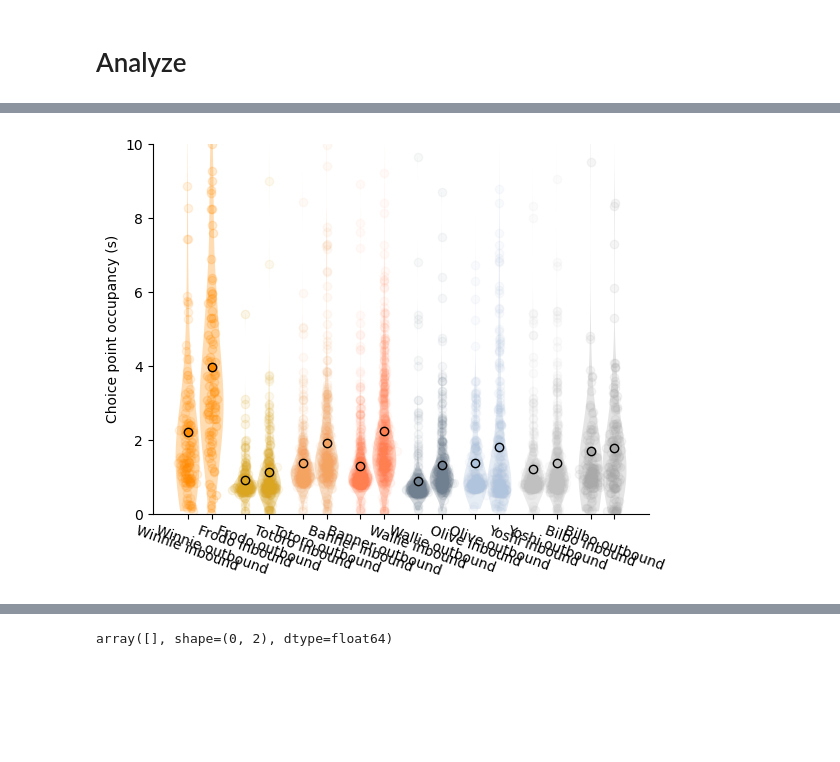
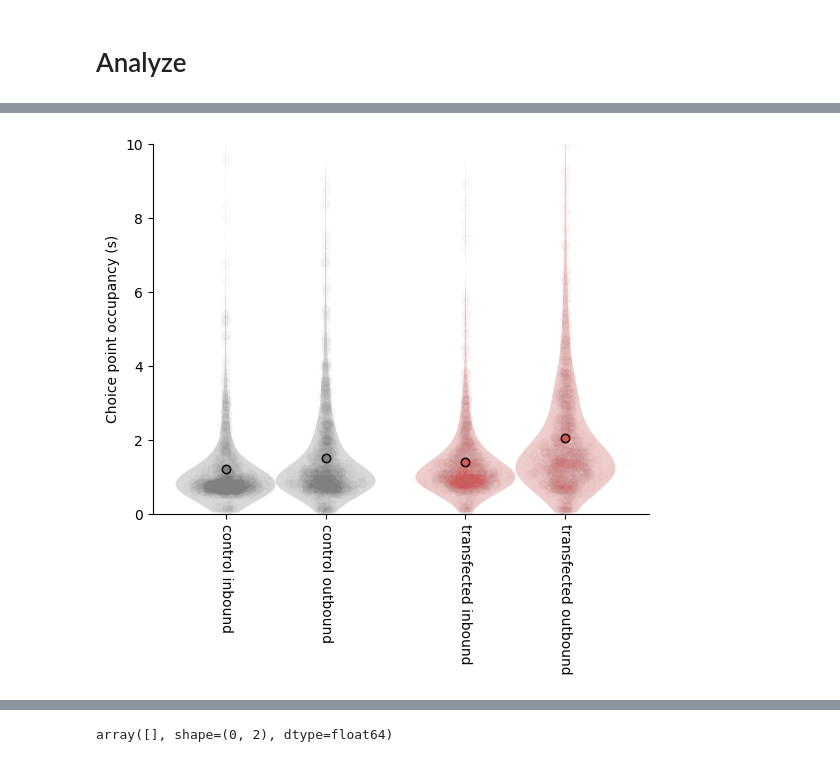
Before and after one commit to LorenFrankLab/ms_stim_analysis, a Jupyter notebook: Position/choice_point_occupancy.ipynb, the cells around one changed output, grey strips where cells are left out. Drawn from its saved outputs; the diff is of its cells as text; code cells hidden in the pictures; blank space fills up the shorter version.

Commit message:
Plot of rat occupancy time at choice point of wtrack

```diff
--- a/Position/choice_point_occupancy.ipynb
+++ b/Position/choice_point_occupancy.ipynb
@@ -30,14 +27,18 @@ params_key = {"location_params_name": params_name,
 LocationTimesParams().insert1(params_key, skip_duplicates=True)
 # %%
 # dlc_key = {'dlc_si_cohort_centroid': 'WhiteLED', 'nwb_file_name': 'Bilbo20230802_.nwb', 'epoch': 2, 'video_file_num': 1, 'project_name': 'Wtrack_WhiteLED_FB', 'dlc_model_name': 'Wtrack_WhiteLED_FB_wtrack_whiteled_FB_01', 'dlc_model_params_name': 'default', 'dlc_centroid_params_name': 'whiteLED_centroid_smooth_interp_fixed2', 'dlc_si_cohort_orientation': 'WhiteLED', 'dlc_orientation_params_name': 'none'}
-PositionOutput().DLCPosV1() & {'project_name': 'Wtrack_WhiteLED_FB'}
-for merge_key in (PositionOutput().DLCPosV1() & {'project_name': 'Wtrack_WhiteLED_FB'}).fetch("KEY"):
-    insert_key = {**merge_key,"location_params_name":'ms_wtrack_2023_choice_point'}
+PositionOutput().DLCPosV1() & {"project_name": "Wtrack_WhiteLED_FB"}
+for merge_key in (
+    PositionOutput().DLCPosV1() & {"project_name": "Wtrack_WhiteLED_FB"}
+).fetch("KEY"):
+    insert_key = {**merge_key, "location_params_name": "ms_wtrack_2023_choice_point"}
     LocationTimesSelection.insert1(insert_key, skip_duplicates=True)
 
-PositionOutput().DLCPosV1() & {'project_name': 'Wtrack_WhiteLED'}
-for merge_key in (PositionOutput().DLCPosV1() & {'project_name': 'Wtrack_WhiteLED'}).fetch("KEY"):
-    insert_key = {**merge_key,"location_params_name":'ms_wtrack_choice_point'}
+PositionOutput().DLCPosV1() & {"project_name": "Wtrack_WhiteLED"}
+for merge_key in (
+    PositionOutput().DLCPosV1() & {"project_name": "Wtrack_WhiteLED"}
+).fetch("KEY"):
+    insert_key = {**merge_key, "location_params_name": "ms_wtrack_choice_point"}
     LocationTimesSelection.insert1(insert_key, skip_duplicates=True)
 
 # merge_key = (PositionOutput().DLCPosV1() & dlc_key).fetch1("KEY")
@@ -83,18 +86,19 @@ import matplotlib.pyplot as plt
 # %%
 # animal = 'Bilbo'
 animal_list = list(animal_style.index)
-animal_list = [a for a in animal_list if a not in ["Odins","control","transfected"]]
+animal_list = [a for a in animal_list if a not in ["Odins", "control", "transfected"]]
 
-# animal_list = ["control","transfected"]
+animal_list = ["control", "transfected"]
 
 
 pos_list = []
 labels_list = []
 fig = plt.figure()
 ax = fig.add_subplot(111)
-for i_trial, trial_type in enumerate(["inbound","outbound"]):
+results = {animal: {} for animal in animal_list}
+for i_trial, trial_type in enumerate(["inbound", "outbound"]):
     for i, animal in enumerate(animal_list):
-        dataset_key = {"animal": animal,"track_type":"early_wtrack"}
+        dataset_key = {"animal": animal, "track_type": "early_wtrack"}
         dataset = filter_opto_data(dataset_key)
 
         if not dataset:
@@ -102,9 +106,9 @@ for i_trial, trial_type in enumerate(["inbound","outbound"]):
         occupancy_lengths = []
         for key in dataset.fetch("KEY"):
             epoch_key = {
-                            "nwb_file_name": key["nwb_file_name"],
-                            "position_interval_name": key["interval_list_name"],
-                        }
+                "nwb_file_name": key["nwb_file_name"],
+                "position_interval_name": key["interval_list_name"],
+            }
             epoch = ((PositionIntervalMap() & epoch_key) * TaskEpoch()).fetch1("epoch")
 
             query = PositionOutput.DLCPosV1() & key & {"epoch": epoch}
@@ -115,8 +119,10 @@ for i_trial, trial_type in enumerate(["inbound","outbound"]):
             # request_table << {"nwb_file_name": "Bilbo20230802_.nwb",}
             intervals = (LocationTimes() & query).fetch1("intervals")
 
-            trial_query = TrialIntervals() & {"nwb_file_name":key["nwb_file_name"],
-                                                    "epoch":epoch,}
+            trial_query = TrialIntervals() & {
+                "nwb_file_name": key["nwb_file_name"],
+                "epoch": epoch,
+            }
             trial_interval = None
             if trial_type == "outbound":
                 # if not trial_query:
@@ -129,17 +135,34 @@ for i_trial, trial_type in enumerate(["inbound","outbound"]):
 
             if not len(trial_interval):
                 continue
-            intervals = interval_list_intersect(intervals,trial_interval)
+            intervals = interval_list_intersect(intervals, trial_interval)
 
-            occupancy_lengths.extend([en-st for st,en in intervals])
+            occupancy_lengths.extend([en - st for st, en in intervals])
 
-        pos = i*1.2+i_trial*.5
-        violin_scatter(occupancy_lengths,pos=pos,color=animal_style.loc[animal,"color"],mark_mean=True)
-        plt.scatter([pos],[np.mean(occupancy_lengths)],color=animal_style.loc[animal,"color"],edgecolor="k",label=animal+" "+trial_type)
+        results[animal][trial_type] = occupancy_lengths
+        pos = i * 1.2 + i_trial * 0.5
+        violin_scatter(
+            occupancy_lengths,
+            pos=pos,
+            color=animal_style.loc[animal, "color"],
+            mark_mean=True,
+        )
+        plt.scatter(
+            [pos],
+            [np.mean(occupancy_lengths)],
+            color=animal_style.loc[animal, "color"],
+            edgecolor="k",
+            label=animal + " " + trial_type,
+        )
         pos_list.append(pos)
-        labels_list.append(animal+" "+trial_type)
+        labels_list.append(animal + " " + trial_type)
+
+
 plt.ylim(0, 10)
-plt.xticks(pos_list,labels_list,rotation=-20)
+plt.xticks(pos_list, labels_list, rotation=-90)
 plt.ylabel("Choice point occupancy (s)")
-ax.spines[['top', 'right']].set_visible(False)
+ax.spines[["top", "right"]].set_visible(False)
+
+plt.rcParams["svg.fonttype"] = "none"
+# fig.savefig("/home/sambray/Documents/MS_analysis_samsplaying/Figures_20241201/choice_point_occupancy.svg")
 # %% [output]
@@ -162 +173 @@ datasets: 8
-[figure, old version]
+[figure, new version]
```
Also changed, not shown: parts of 13 cells of this notebook.
